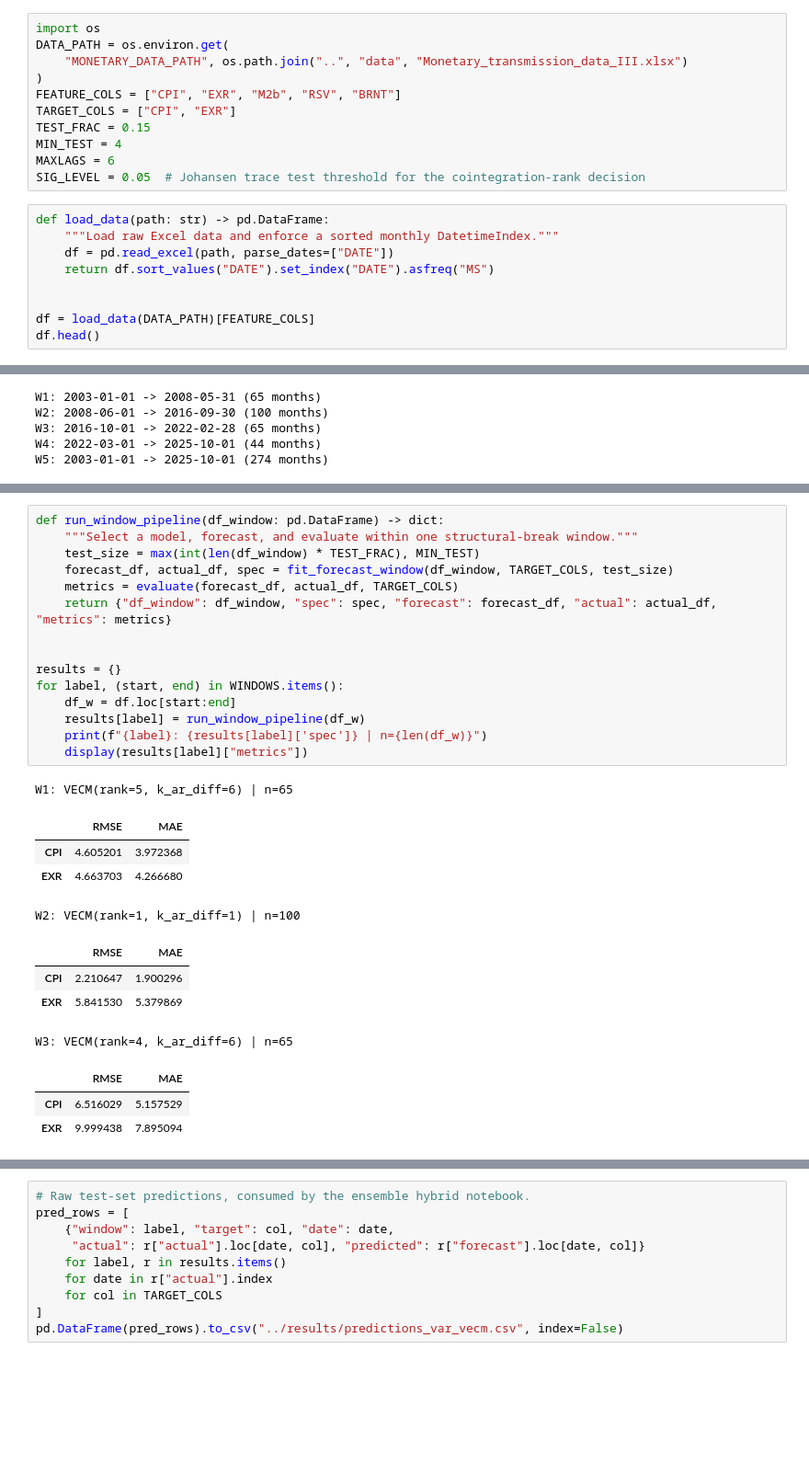
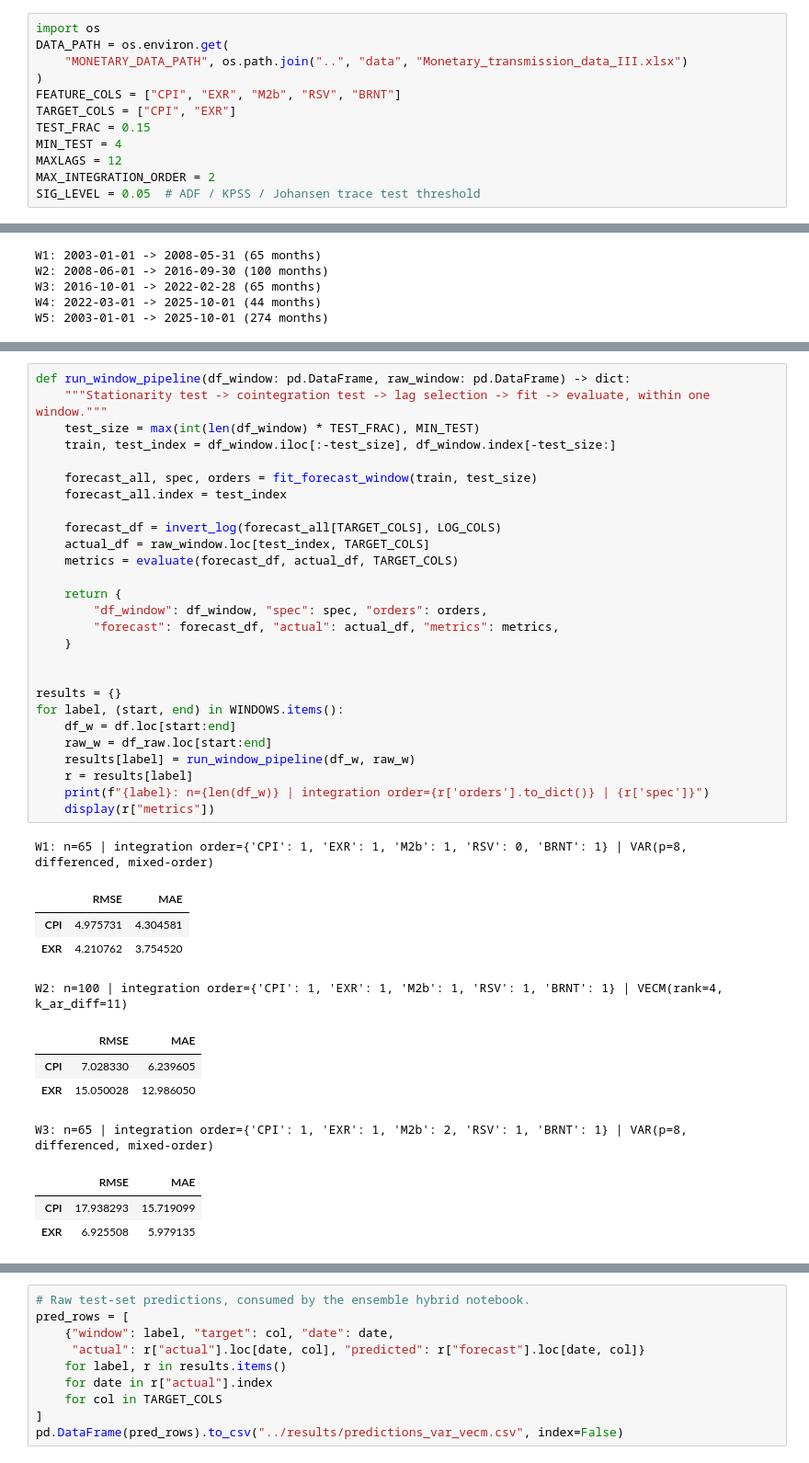
Before and after one commit to SahanThemiya/MonetaryTransmission-, a Jupyter notebook: project/notebooks/01_var_vecm.ipynb, the cells around one changed output, grey strips where cells are left out. Shown at 92% size. Cells and saved outputs as stored; diff of their text form; blank space fills up the shorter version.

```diff
--- a/project/notebooks/01_var_vecm.ipynb
+++ b/project/notebooks/01_var_vecm.ipynb
@@ -17,14 +18,6 @@ FEATURE_COLS = ["CPI", "EXR", "M2b", "RSV", "BRNT"]
 TARGET_COLS = ["CPI", "EXR"]
 TEST_FRAC = 0.15
 MIN_TEST = 4
-MAXLAGS = 6
-SIG_LEVEL = 0.05  # Johansen trace test threshold for the cointegration-rank decision
+MAXLAGS = 12
+MAX_INTEGRATION_ORDER = 2
+SIG_LEVEL = 0.05  # ADF / KPSS / Johansen trace test threshold
-# %%
-def load_data(path: str) -> pd.DataFrame:
-    """Load raw Excel data and enforce a sorted monthly DatetimeIndex."""
-    df = pd.read_excel(path, parse_dates=["DATE"])
-    return df.sort_values("DATE").set_index("DATE").asfreq("MS")
-
-
-df = load_data(DATA_PATH)[FEATURE_COLS]
-df.head()
@@ -106,28 +176,40 @@ def evaluate(forecast_df: pd.DataFrame, actual_df: pd.DataFrame, target_cols: li
 # %%
-def run_window_pipeline(df_window: pd.DataFrame) -> dict:
-    """Select a model, forecast, and evaluate within one structural-break window."""
+def run_window_pipeline(df_window: pd.DataFrame, raw_window: pd.DataFrame) -> dict:
+    """Stationarity test -> cointegration test -> lag selection -> fit -> evaluate, within one window."""
     test_size = max(int(len(df_window) * TEST_FRAC), MIN_TEST)
-    forecast_df, actual_df, spec = fit_forecast_window(df_window, TARGET_COLS, test_size)
+    train, test_index = df_window.iloc[:-test_size], df_window.index[-test_size:]
+
+    forecast_all, spec, orders = fit_forecast_window(train, test_size)
+    forecast_all.index = test_index
+
+    forecast_df = invert_log(forecast_all[TARGET_COLS], LOG_COLS)
+    actual_df = raw_window.loc[test_index, TARGET_COLS]
     metrics = evaluate(forecast_df, actual_df, TARGET_COLS)
-    return {"df_window": df_window, "spec": spec, "forecast": forecast_df, "actual": actual_df, "metrics": metrics}
+
+    return {
+        "df_window": df_window, "spec": spec, "orders": orders,
+        "forecast": forecast_df, "actual": actual_df, "metrics": metrics,
+    }
 
 
 results = {}
 for label, (start, end) in WINDOWS.items():
     df_w = df.loc[start:end]
-    results[label] = run_window_pipeline(df_w)
-    print(f"{label}: {results[label]['spec']} | n={len(df_w)}")
-    display(results[label]["metrics"])
+    raw_w = df_raw.loc[start:end]
+    results[label] = run_window_pipeline(df_w, raw_w)
+    r = results[label]
+    print(f"{label}: n={len(df_w)} | integration order={r['orders'].to_dict()} | {r['spec']}")
+    display(r["metrics"])
 # %% [output]
-W1: VECM(rank=5, k_ar_diff=6) | n=65
+W1: n=65 | integration order={'CPI': 1, 'EXR': 1, 'M2b': 1, 'RSV': 0, 'BRNT': 1} | VAR(p=8, differenced, mixed-order)
 |  | RMSE | MAE |
-| CPI | 4.605201 | 3.972368 |
-| EXR | 4.663703 | 4.266680 |
+| CPI | 4.975731 | 4.304581 |
+| EXR | 4.210762 | 3.754520 |
-W2: VECM(rank=1, k_ar_diff=1) | n=100
+W2: n=100 | integration order={'CPI': 1, 'EXR': 1, 'M2b': 1, 'RSV': 1, 'BRNT': 1} | VECM(rank=4, k_ar_diff=11)
 |  | RMSE | MAE |
-| CPI | 2.210647 | 1.900296 |
-| EXR | 5.841530 | 5.379869 |
+| CPI | 7.028330 | 6.239605 |
+| EXR | 15.050028 | 12.986050 |
-W3: VECM(rank=4, k_ar_diff=6) | n=65
+W3: n=65 | integration order={'CPI': 1, 'EXR': 1, 'M2b': 2, 'RSV': 1, 'BRNT': 1} | VAR(p=8, differenced, mixed-order)
 |  | RMSE | MAE |
-| CPI | 6.516029 | 5.157529 |
-| EXR | 9.999438 | 7.895094 |
+| CPI | 17.938293 | 15.719099 |
+| EXR | 6.925508 | 5.979135 |
```
Also changed, not shown: parts of 10 cells of this notebook, 6 other files.
